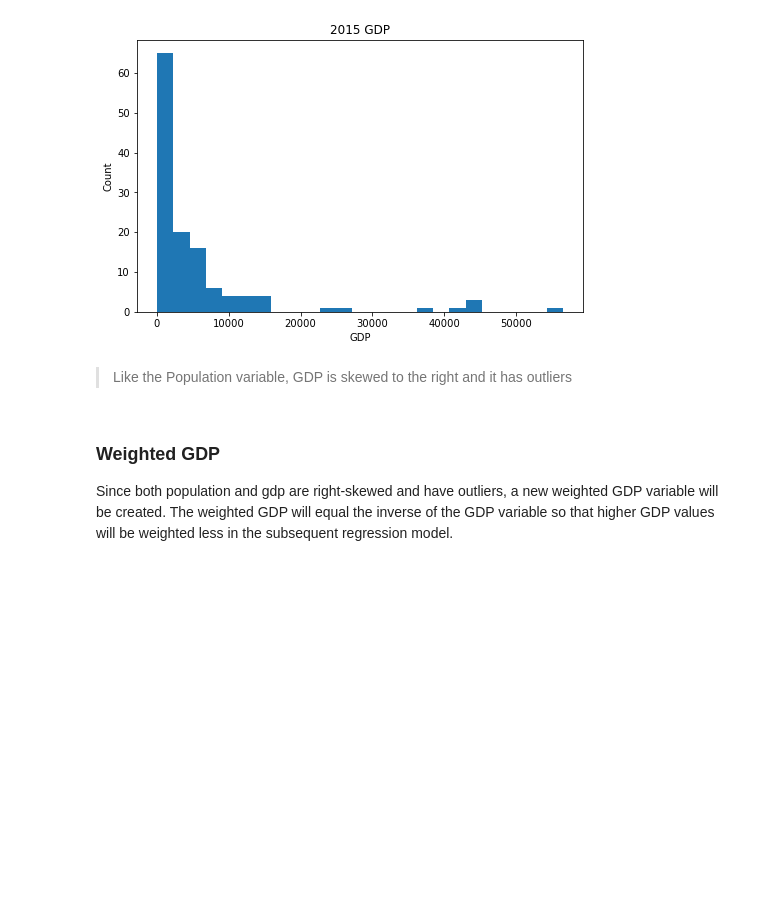
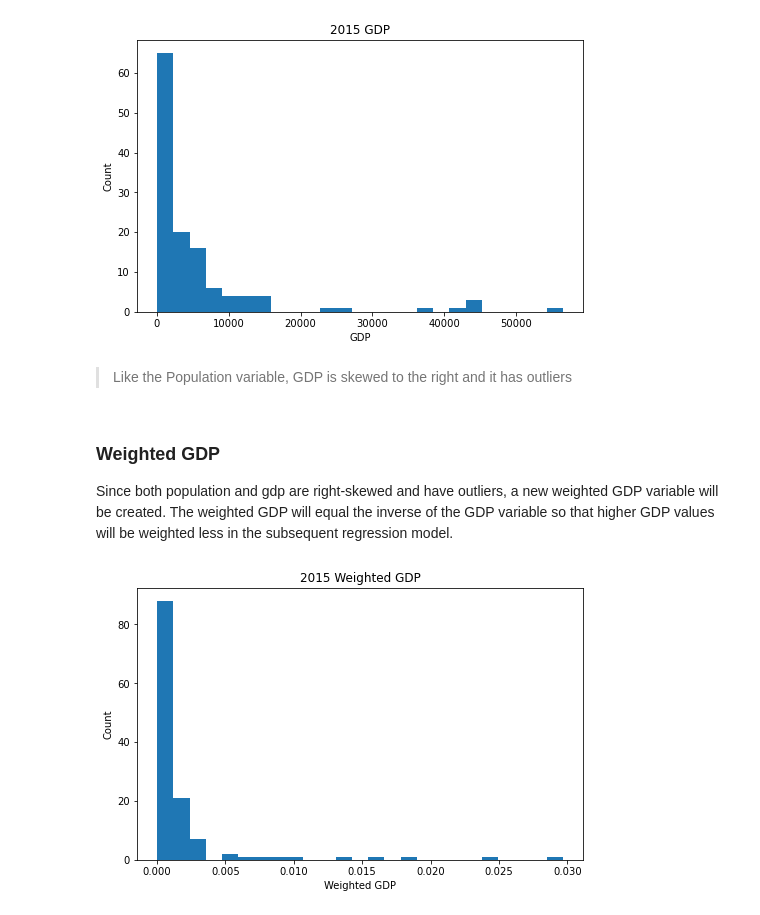
Before and after one commit to mwalbers1/DSC-607-Summer-2022, a Jupyter notebook: module-1-assignment.ipynb, the cells around one changed output. Cells and saved outputs as stored; diff of their text form; code cells hidden in the pictures; blank space fills up the shorter version.

```diff
--- a/module-1-assignment.ipynb
+++ b/module-1-assignment.ipynb
@@ -343,3 +367,14 @@ plt.show()
 # %% [markdown]
 ### Weighted GDP
 Since both population and gdp are right-skewed and have outliers, a new weighted GDP variable will be created. The weighted GDP will equal the inverse of the GDP variable so that higher GDP values will be weighted less in the subsequent regression model.
+# %%
+life_exp_2015_new['weighted_gdp'] = 1 / life_exp_2015_new['gdp']
+# %%
+plt.figure(figsize=[8,5])
+plt.hist(data=life_exp_2015_new, x='weighted_gdp', bins=25)
+plt.xlabel('Weighted GDP')
+plt.ylabel('Count')
+plt.title("2015 Weighted GDP")
+plt.show()
+# %% [output]
+[figure, added]
```
Also changed, not shown: parts of 17 cells of this notebook.
